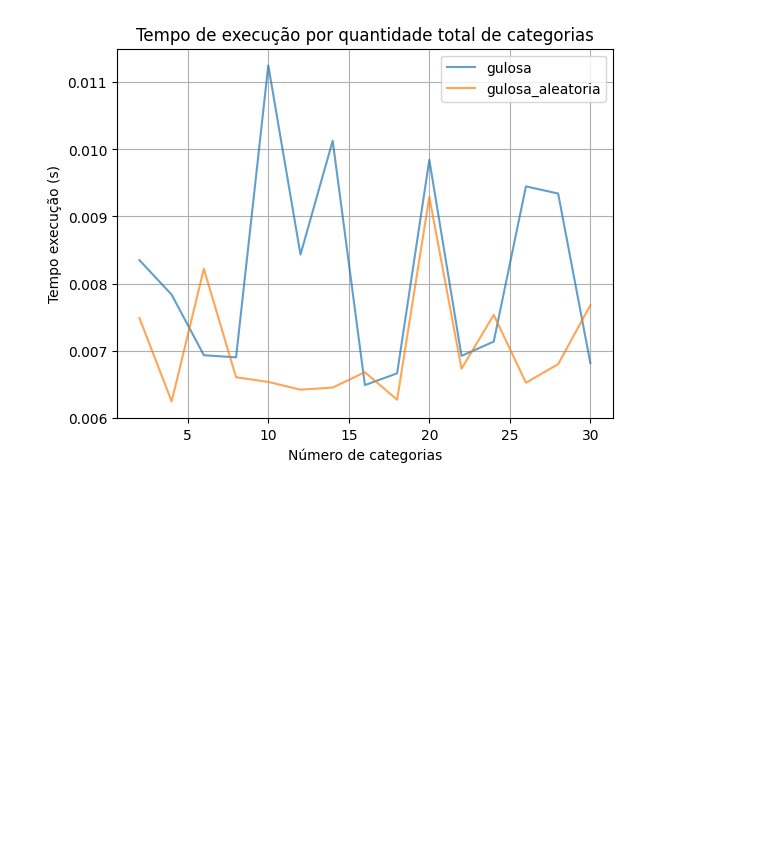
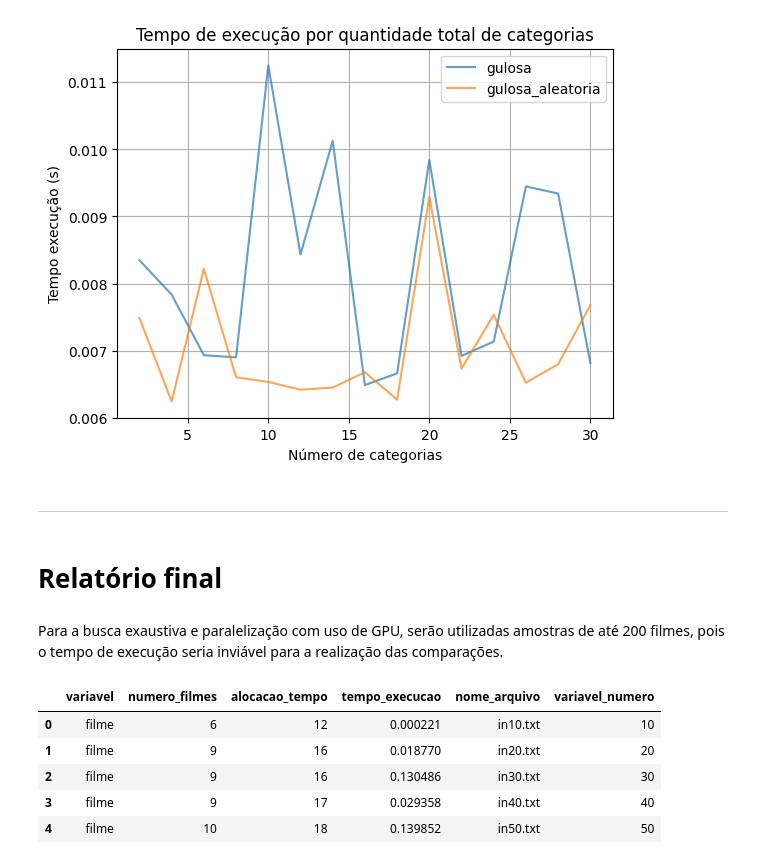
Before and after one commit to NicolasCho/supercomputacao, a Jupyter notebook: projeto/scripts/analysis.ipynb, the cells around one changed output. Cells and saved outputs as stored; diff of their text form; code cells hidden in the pictures; blank space fills up the shorter version.

```diff
--- a/projeto/scripts/analysis.ipynb
+++ b/projeto/scripts/analysis.ipynb
@@ -113,3 +113,19 @@ for column in columns:
 [figure]
 [figure]
 [figure]
+# %% [markdown]
+---
+# %% [markdown]
+# Relatório final
+# %% [markdown]
+Para a busca exaustiva e paralelização com uso de GPU, serão utilizadas amostras de até 200 filmes, pois o tempo de execução
+seria inviável para a realização das comparações.
+# %%
+df_dict["exaustiva"].head()
+# %% [output]
+|  | variavel | numero_filmes | alocacao_tempo | tempo_execucao | nome_arquivo | variavel_numero |
+| 0 | filme | 6 | 12 | 0.000221 | in10.txt | 10 |
+| 1 | filme | 9 | 16 | 0.018770 | in20.txt | 20 |
+| 2 | filme | 9 | 16 | 0.130486 | in30.txt | 30 |
+| 3 | filme | 9 | 17 | 0.029358 | in40.txt | 40 |
+| 4 | filme | 10 | 18 | 0.139852 | in50.txt | 50 |
```
Also changed, not shown: parts of 2 cells of this notebook, 21 other files.
